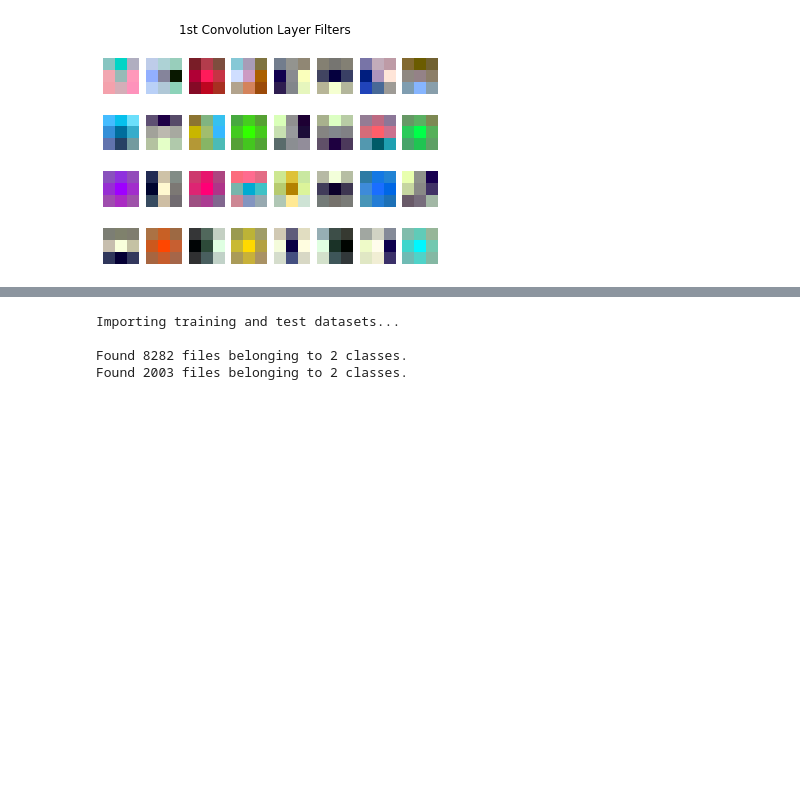
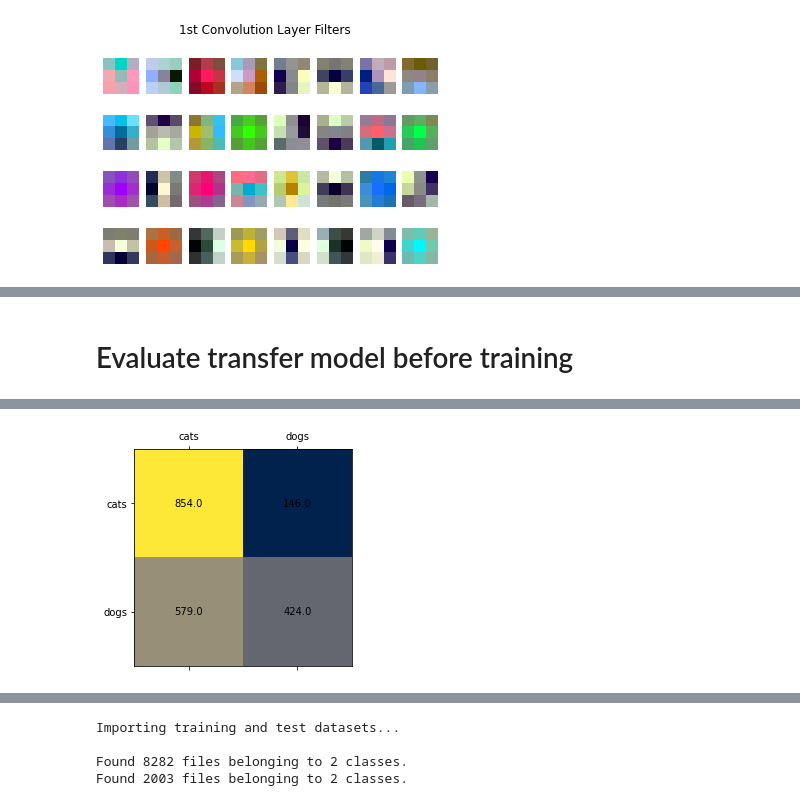
Before and after one commit to geoffcorvera/cnn, a Jupyter notebook: catdog.ipynb, the cells around one changed output, grey strips where cells are left out. Saved outputs shown, nothing was run; the diff lists cells and outputs as text; code cells hidden in the pictures; blank space fills up the shorter version.

```diff
--- a/catdog.ipynb
+++ b/catdog.ipynb
@@ -111,3 +127,35 @@ Total params: 57,876,193
 Trainable params: 3,539,457
 Non-trainable params: 54,336,736
 _________________________________________________________________
+# %% [markdown]
+# Evaluate transfer model before training
+# %%
+def get_preds_labels(model, dat):
+  truths = []
+  preds = []
+  for X,Y in dat:
+    truths.append(Y.numpy().astype(int))
+    preds.append(model.predict(X))
+
+  preds = np.concatenate(preds, axis=0)
+  truths = np.concatenate(truths, axis=0)
+  # Threshold at 0.9
+  preds = np.where(preds>0.9,1,0).astype(int)
+  return (preds, truths)
+
+
+def show_conf_mat(y_pred, y_true, class_names):
+  con_mat = confusion_matrix(labels=y_true, predictions=y_pred).numpy()
+
+  fig, ax = plt.subplots()
+  ax.matshow(con_mat, cmap='cividis')
+  for (i, j), z in np.ndenumerate(con_mat):
+    ax.text(j, i, '{:0.1f}'.format(z), ha='center', va='center')
+  ax.set_xticklabels(['']+class_names)
+  ax.set_yticklabels(['']+class_names)
+  plt.show()
+# %%
+model.evaluate(test_ds)
+y_pred, y_true = get_preds_labels(model, test_ds)
+show_conf_mat(y_pred.reshape(-1), y_true.reshape(-1), test_ds.class_names)
+# %% [output]
@@ -113,0 +163 @@ _________________________________________________________________
+[figure, added]
```
Also changed, not shown: parts of 24 cells of this notebook.
